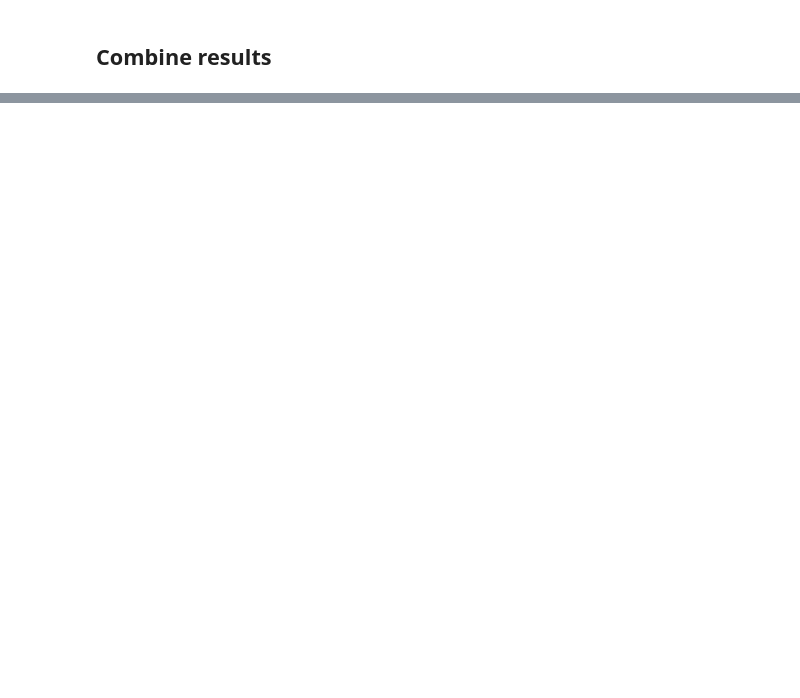
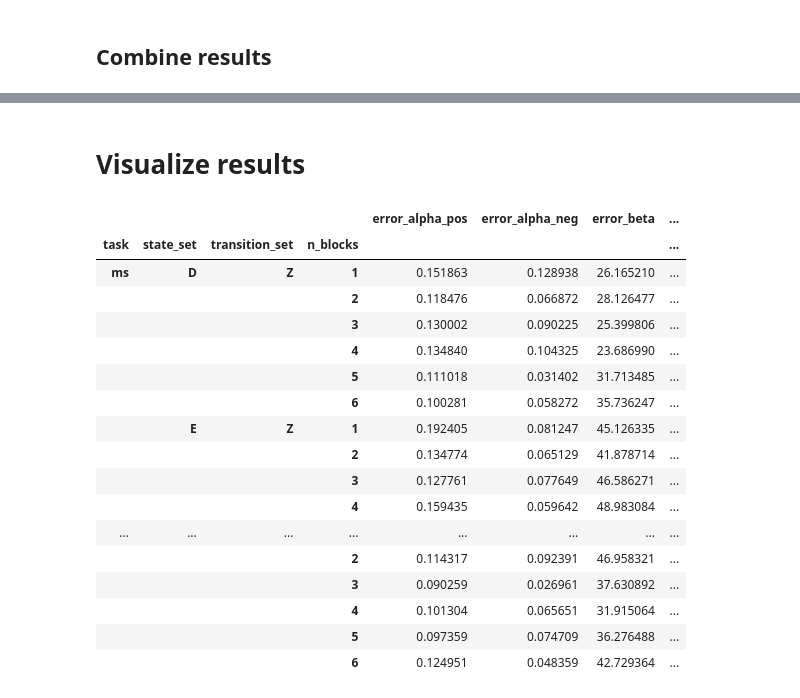
Before and after one commit to moltaire/rl, a Jupyter notebook: Test_task_recovery-performance.ipynb, the cells around one changed output, grey strips where cells are left out. Drawn from its saved outputs; the diff is of its cells as text; code cells hidden in the pictures; blank space fills up the shorter version.

```diff
--- a/Test_task_recovery-performance.ipynb
+++ b/Test_task_recovery-performance.ipynb
@@ -289,7 +291,7 @@ for state_set_label, state_set in rv_state_sets.items():
             # Set up agent
             # Use mean parameters from Lefebvre et al. (2017)
             agent_vars = rl.agent.AgentVars(
-                alpha_pos=0.36, alpha_neg=0.22, beta=(1 / 0.13), variant="r"
+                alpha_pos=0.36, alpha_neg=0.22, beta=(1 / 0.13), variant=variant
             )
             agent = rl.agent.DualLearningRateAgent(
                 agent_vars=agent_vars, n_options=rv_task.task_vars.n_options
@@ -325,7 +327,9 @@ for state_set_label, state_set in rv_state_sets.items():
             result["transition_set"] = transition_set_label
             result["task"] = "rv"
             results_rv.append(result)
-            pd.concat(results_rv).to_csv("test_task_recovery_rv.csv")  # intermediate save
+            pd.concat(results_rv).to_csv(
+                "test_task_recovery_rv.csv"
+            )  # intermediate save
             pbar.update(1)
 
 results_rv = pd.concat(results_rv)
@@ -440,0 +461,2 @@ results.to_csv("test_task_recovery.csv")
+# %% [markdown]
+# Visualize results
@@ -440,0 +465,23 @@ results.to_csv("test_task_recovery.csv")
+# %%
+results.groupby(["task", "state_set", "transition_set", "n_blocks"])[
+    ["error_alpha_pos", "error_alpha_neg", "error_beta", "total_weighted_error"]
+].mean()
+# %% [output]
+|  |  |  |  | error_alpha_pos | error_alpha_neg | error_beta | ... |
+| task | state_set | transition_set | n_blocks |  |  |  | ... |
+| ms | D | Z | 1 | 0.151863 | 0.128938 | 26.165210 | ... |
+|  |  |  | 2 | 0.118476 | 0.066872 | 28.126477 | ... |
+|  |  |  | 3 | 0.130002 | 0.090225 | 25.399806 | ... |
+|  |  |  | 4 | 0.134840 | 0.104325 | 23.686990 | ... |
+|  |  |  | 5 | 0.111018 | 0.031402 | 31.713485 | ... |
+|  |  |  | 6 | 0.100281 | 0.058272 | 35.736247 | ... |
+|  | E | Z | 1 | 0.192405 | 0.081247 | 45.126335 | ... |
+|  |  |  | 2 | 0.134774 | 0.065129 | 41.878714 | ... |
+|  |  |  | 3 | 0.127761 | 0.077649 | 46.586271 | ... |
+|  |  |  | 4 | 0.159435 | 0.059642 | 48.983084 | ... |
+| ... | ... | ... | ... | ... | ... | ... | ... |
+|  |  |  | 2 | 0.114317 | 0.092391 | 46.958321 | ... |
+|  |  |  | 3 | 0.090259 | 0.026961 | 37.630892 | ... |
+|  |  |  | 4 | 0.101304 | 0.065651 | 31.915064 | ... |
+|  |  |  | 5 | 0.097359 | 0.074709 | 36.276488 | ... |
+|  |  |  | 6 | 0.124951 | 0.048359 | 42.729364 | ... |
```
Also changed, not shown: parts of 10 cells of this notebook, 4 other files.
